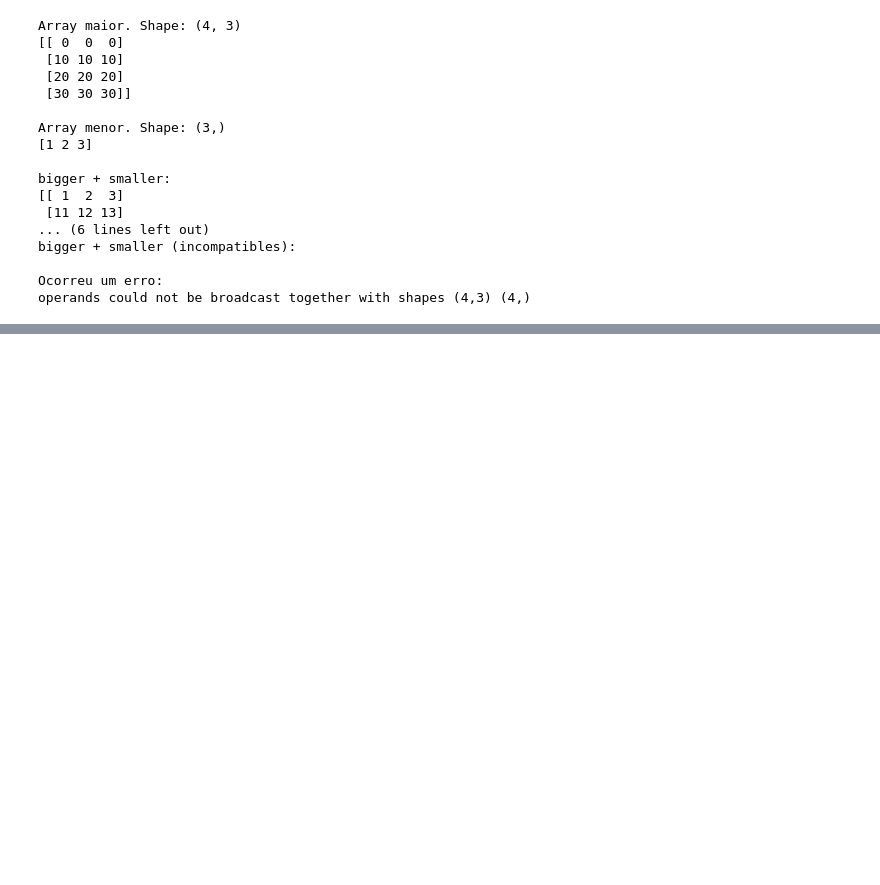
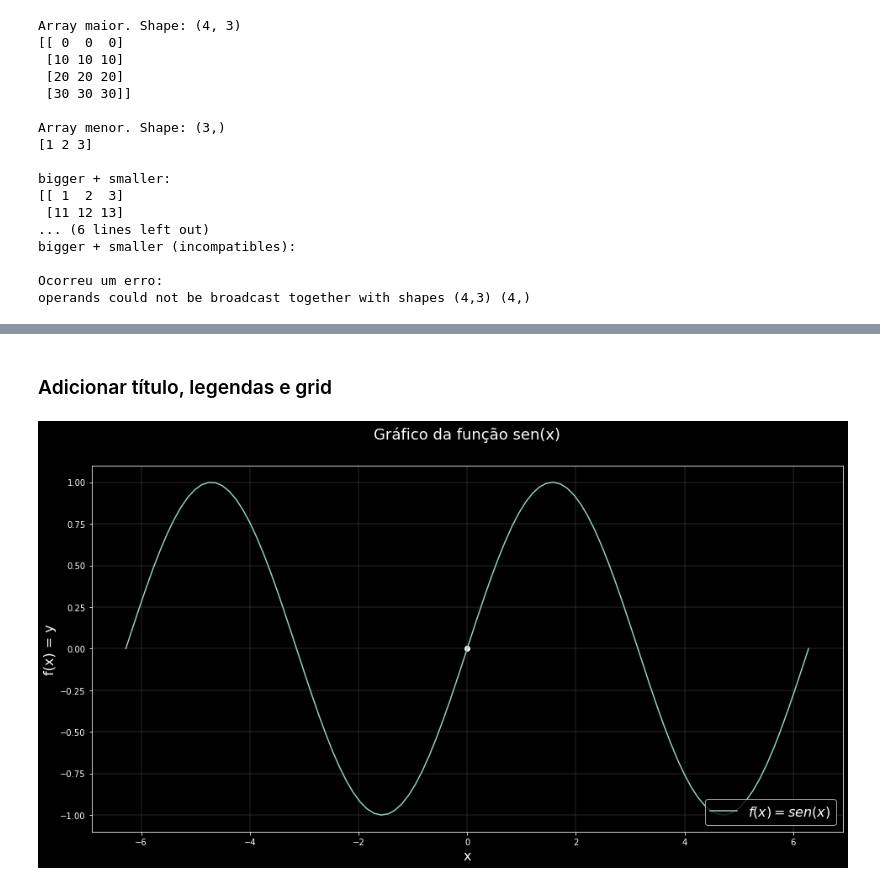
Before and after one commit to playeredlc/treinamento-h2ia, a Jupyter notebook: praticas_numpy_matplotlib.ipynb, the cells around one changed output, grey strips where cells are left out. Cells and saved outputs as stored; diff of their text form; code cells hidden in the pictures; blank space fills up the shorter version.

```diff
--- a/praticas_numpy_matplotlib.ipynb
+++ b/praticas_numpy_matplotlib.ipynb
@@ -349,0 +383,23 @@ operands could not be broadcast together with shapes (4,3) (4,)
+# %% [markdown]
+### Adicionar título, legendas e grid
+# %%
+# titulo
+plt.title("Gráfico da função sen(x)", fontsize=18, pad=32)
+
+# adicionar labels aos eixos
+plt.xlabel(r'x', fontsize=16)
+plt.ylabel(r'f(x) = y', fontsize=16)
+
+# adiciona o grid e ponto na origem
+plt.grid(c='grey', linewidth=0.3)
+plt.scatter(0, 0, color='white')
+
+# plota a curva
+plt.plot(x, fx)
+
+# adiciona legenda da curva
+plt.legend([r'$f(x)=sen(x)$'], loc='lower right', fontsize=16)
+
+plt.show()
+# %% [output]
+[figure, added]
```
Also changed, not shown: parts of 22 cells of this notebook.
